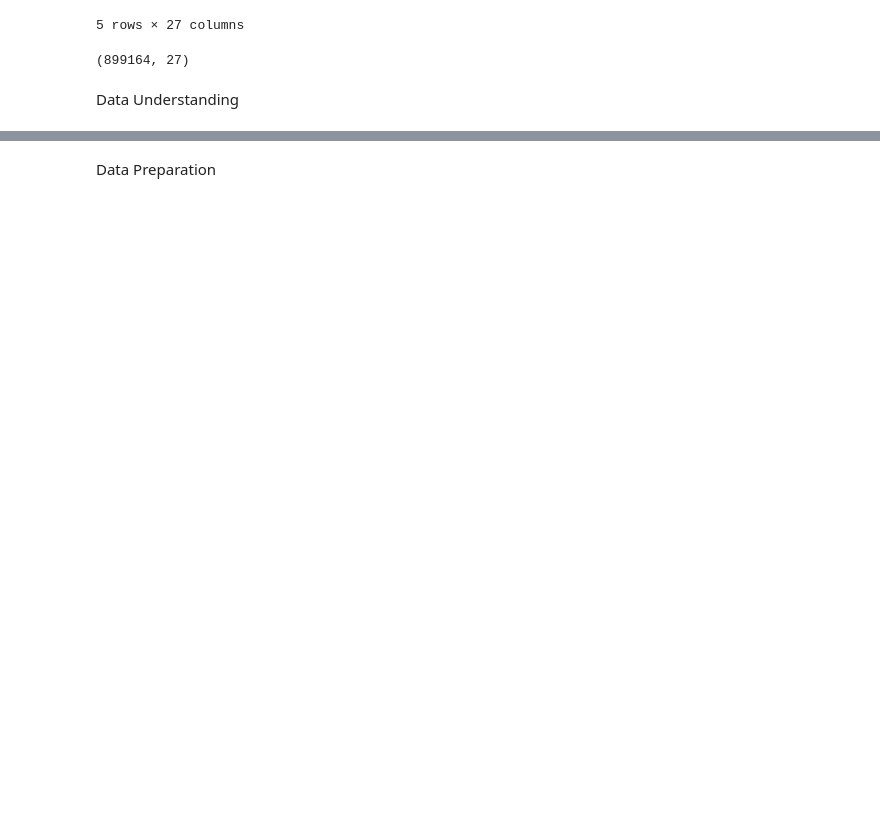
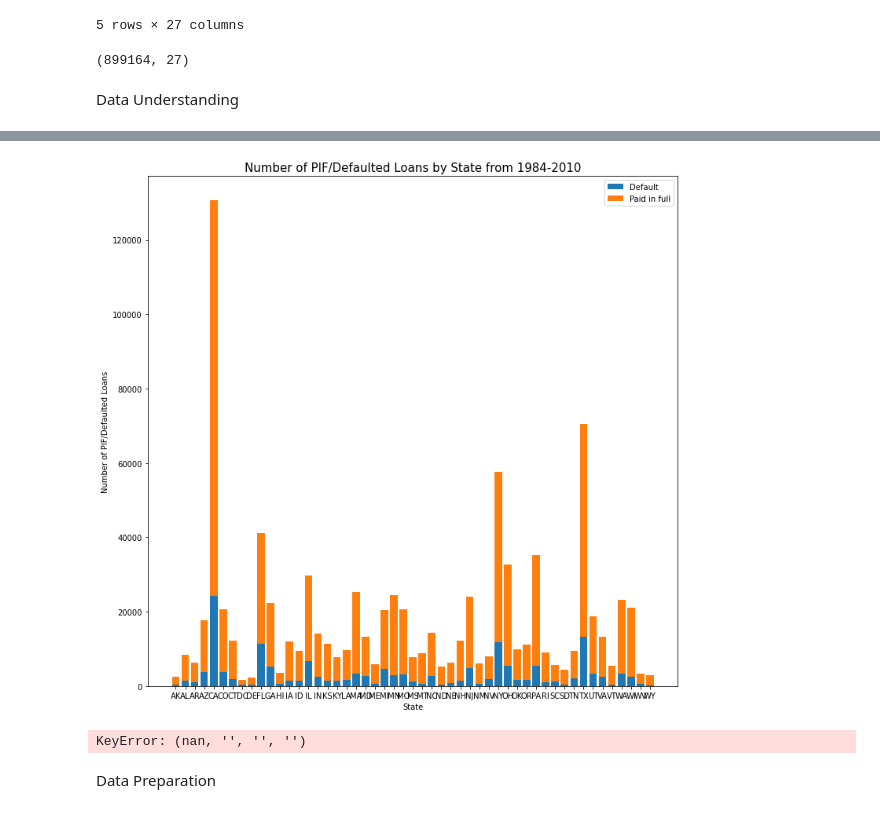
Before and after one commit to ec200000/dsi_project, a Jupyter notebook: dsi-project.ipynb, the cells around one changed output, grey strips where cells are left out. Drawn from its saved outputs; the diff is of its cells as text; code cells hidden in the pictures; blank space fills up the shorter version.

```diff
--- a/dsi-project.ipynb
+++ b/dsi-project.ipynb
@@ -52,16 +76,25 @@ plt.show()
 # %%
-fig3 = plt.figure(figsize=(15, 10))
+fig3 = plt.figure(figsize=(20, 10))
 
-data = loans.groupby(['State', 'Default'])['State'].count().unstack('Default')
+ax1 = fig3.add_subplot(1, 2, 1)
+
+df = loans
+
+df['Default'] = np.where(df['MIS_Status'] == 'P I F', 0, 1)
+df['Default'].value_counts()
+
+data = df.groupby(['State', 'Default'])['State'].count().unstack('Default')
 data.fillna(0)
 
-fig3.bar(data.index, data[1], label='Default')
-fig3.bar(data.index, data[0], bottom=data[1], label='Paid in full')
+ax1.bar(data.index, data[1], label='Default')
+ax1.bar(data.index, data[0], bottom=data[1], label='Paid in full')
 
-fig3.set_title('Number of PIF/Defaulted Loans by State from 1984-2010', fontsize=15)
-fig3.set_xlabel('State')
-fig3.set_ylabel('Number of PIF/Defaulted Loans')
-fig3.legend()
+ax1.set_title('Number of PIF/Defaulted Loans by State from 1984-2010', fontsize=15)
+ax1.set_xlabel('State')
+ax1.set_ylabel('Number of PIF/Defaulted Loans')
+ax1.legend()
 
 plt.tight_layout()
 plt.show()
+# %% [output]
+[figure, added]
@@ -81,3 +101,15 @@ plt.show()
+# %%
+fig = px.choropleth(loans,
+                    locations='State',
+                    color='MIS_Status',
+                    color_continuous_scale='spectral_r',
+                    hover_name='State',
+                    locationmode='USA-states',
+                    labels={'Default rate':'MIS_Status'},
+                    scope='usa')
+fig.show()
+# %% [output]
+KeyError: (nan, '', '', '')
 # %%
 loans.columns
 # %% [markdown]
```
Also changed, not shown: parts of 16 cells of this notebook.
